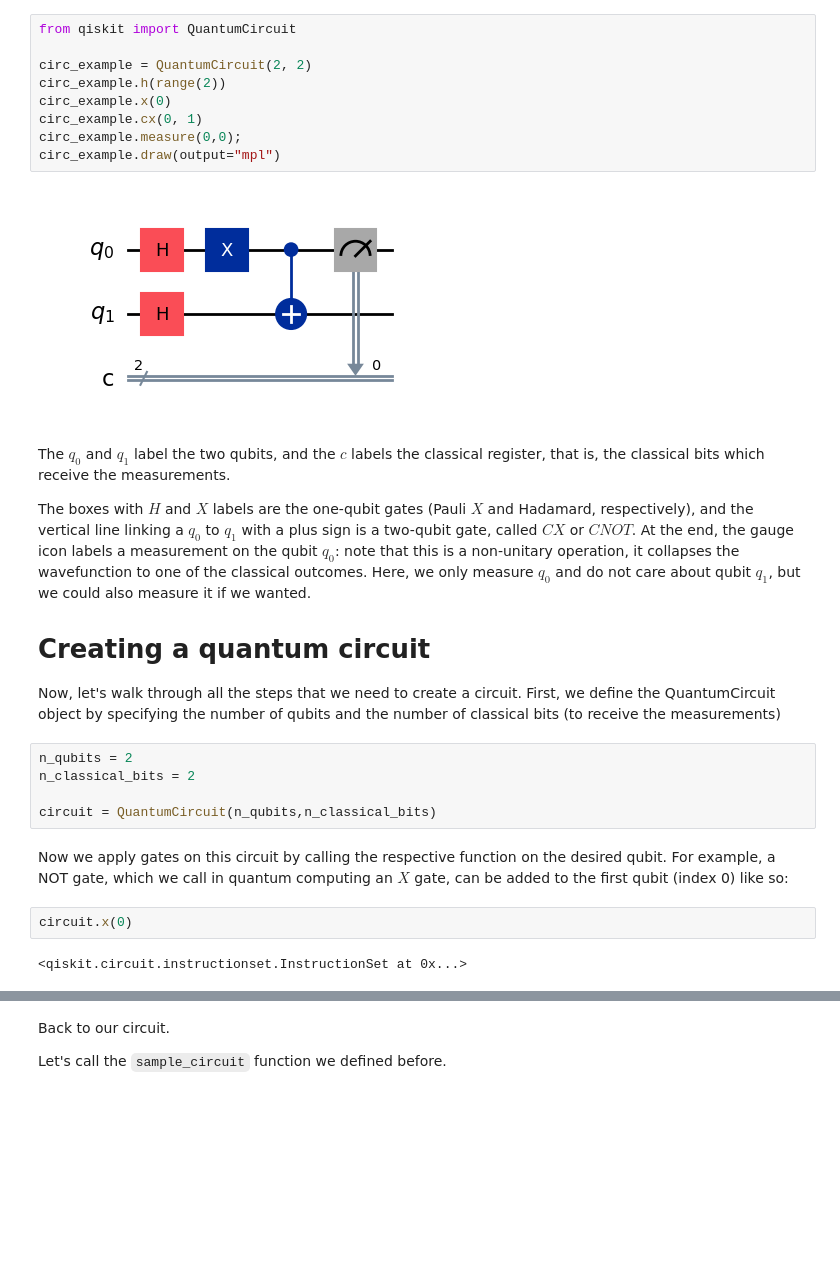
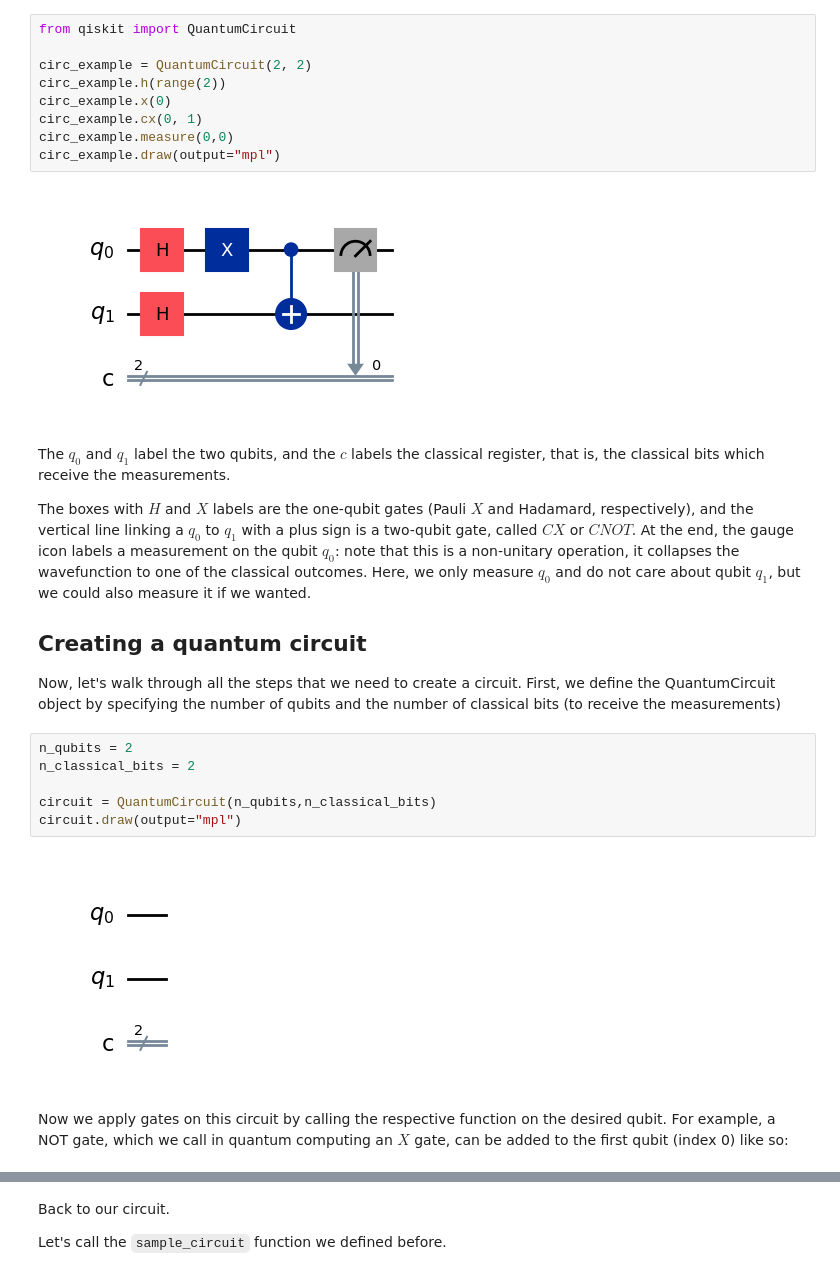
Before and after one commit to lmarti-dev/qiskit-tutorials, a Jupyter notebook: notebooks/01_basics.ipynb, the cells around one changed output, grey strips where cells are left out. Drawn from its saved outputs; the diff is of its cells as text; blank space fills up the shorter version.

```diff
--- a/notebooks/01_basics.ipynb
+++ b/notebooks/01_basics.ipynb
@@ -32,7 +29,7 @@ circ_example = QuantumCircuit(2, 2)
 circ_example.h(range(2))
 circ_example.x(0)
 circ_example.cx(0, 1)
-circ_example.measure(0,0);
+circ_example.measure(0,0)
 circ_example.draw(output="mpl")
 # %% [output]
 [figure]
@@ -41,17 +38,16 @@ The $q_0$ and $q_1$ label the two qubits, and the $c$ labels the classical regis
 
 The boxes with $H$ and $X$ labels are the one-qubit gates (Pauli $X$ and Hadamard, respectively), and the vertical line linking a $q_0$ to $q_1$ with a plus sign is a two-qubit gate, called $CX$ or $CNOT$. At the end, the gauge icon labels a measurement on the qubit $q_0$: note that this is a non-unitary operation, it collapses the wavefunction to one of the classical outcomes. Here, we only measure $q_0$ and do not care about qubit $q_1$, but we could also measure it if we wanted.
 
-# Creating a quantum circuit
+## Creating a quantum circuit
 
 Now, let's walk through all the steps that we need to create a circuit. First, we define the QuantumCircuit object by specifying the number of qubits and the number of classical bits (to receive the measurements)
 # %%
 n_qubits = 2
 n_classical_bits = 2
 
 circuit = QuantumCircuit(n_qubits,n_classical_bits)
+circuit.draw(output="mpl")
+# %% [output]
+[figure, added]
 # %% [markdown]
 Now we apply gates on this circuit by calling the respective function on the desired qubit. For example, a NOT gate, which we call in quantum computing an $X$ gate, can be added to the first qubit (index 0) like so:
-# %%
-circuit.x(0)
-# %% [output]
-<qiskit.circuit.instructionset.InstructionSet at 0x...>
```
Also changed, not shown: parts of 11 cells of this notebook, 3 other files.
